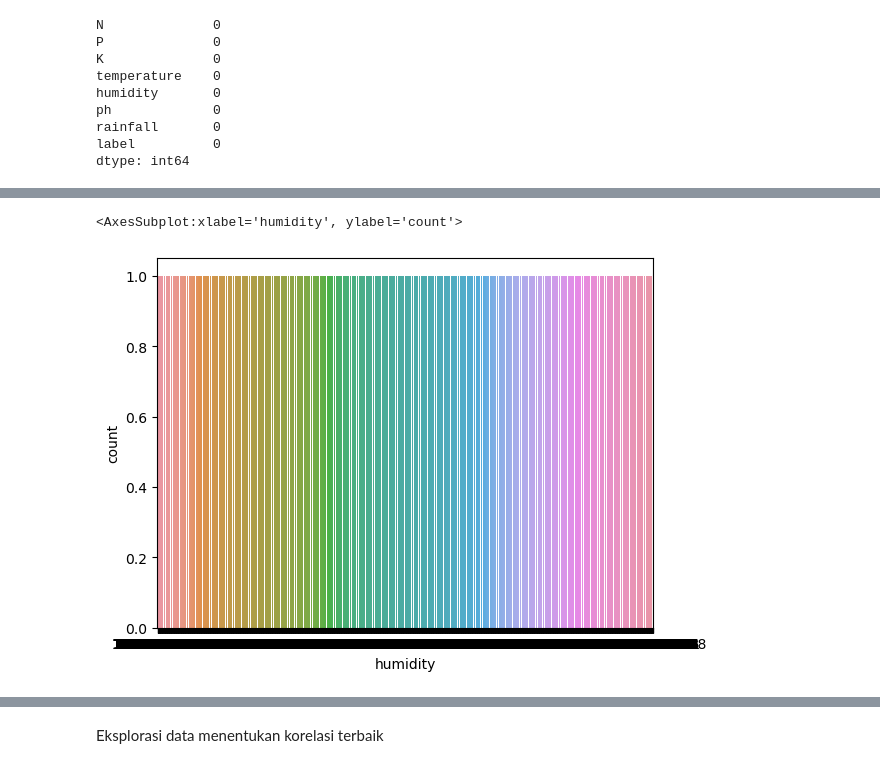
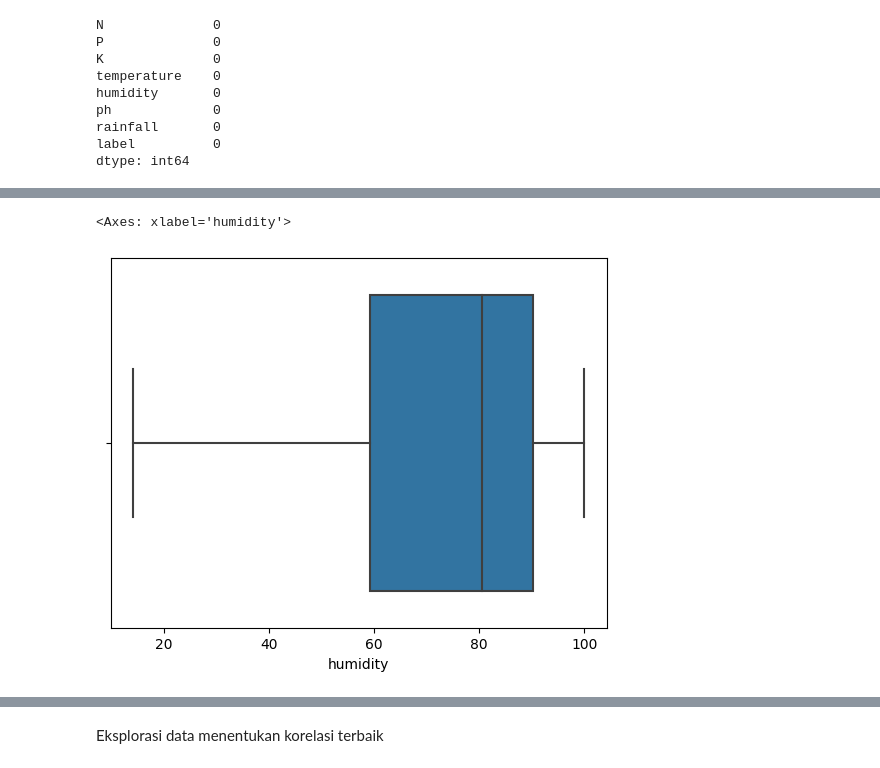
Before and after one commit to NizarArdansyah/Capstone-Project-Machine-Learning, a Jupyter notebook: Kmeans plants recomendation.ipynb, the cells around one changed output, grey strips where cells are left out. Saved outputs shown, nothing was run; the diff lists cells and outputs as text; code cells hidden in the pictures.

```diff
--- a/Kmeans plants recomendation.ipynb
+++ b/Kmeans plants recomendation.ipynb
@@ -57,0 +58,2 @@ df.info
+# %%
+df = df.drop(['N','P','K','rainfall','ph'], axis=1)
@@ -58,5 +83,5 @@ df.info
 # %%
-sns.countplot(x=df['humidity'])
+sns.boxplot(x=df['humidity'])
 # %% [output]
-<AxesSubplot:xlabel='humidity', ylabel='count'>
+<Axes: xlabel='humidity'>
-[figure, old version]
+[figure, new version]
```
Also changed, not shown: parts of 36 cells of this notebook.
